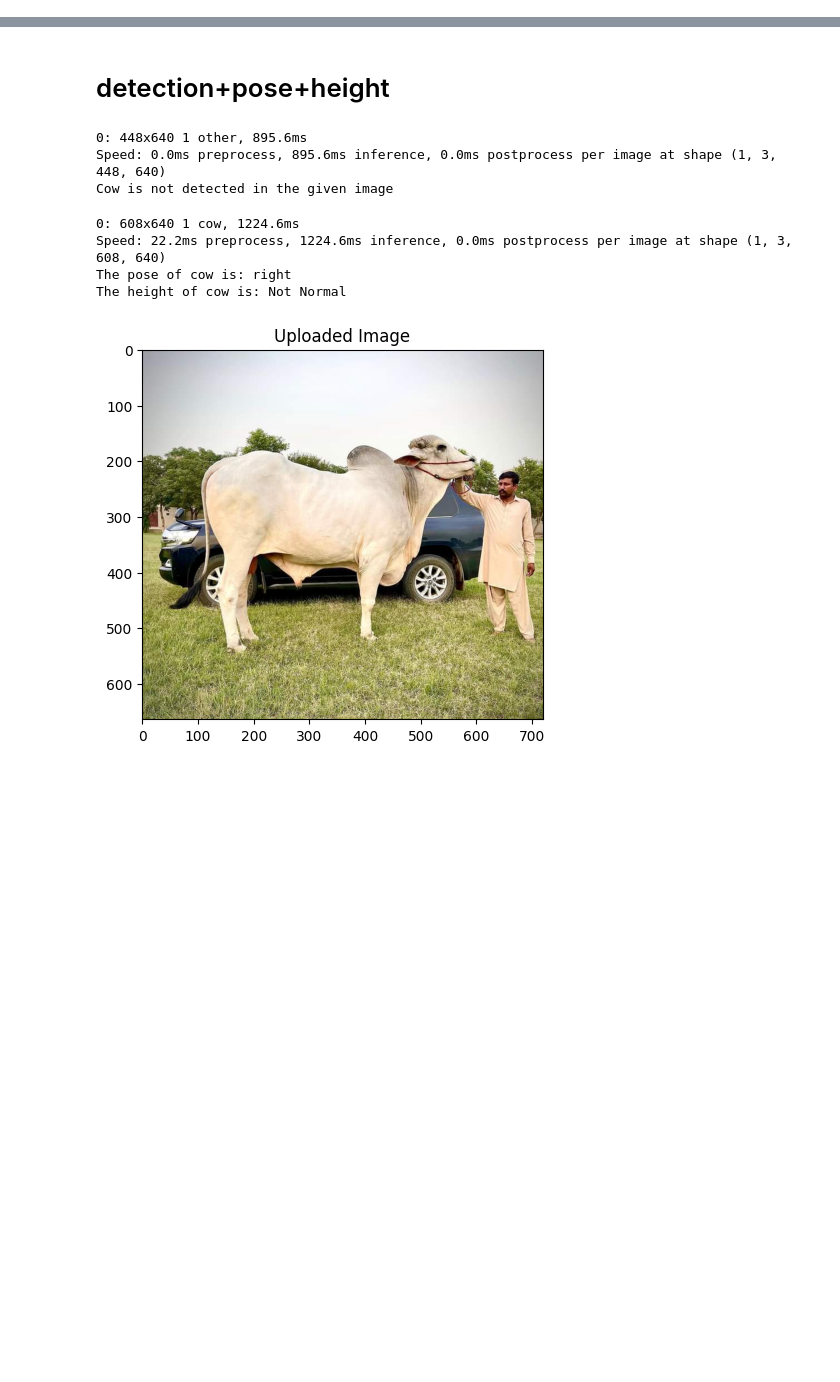
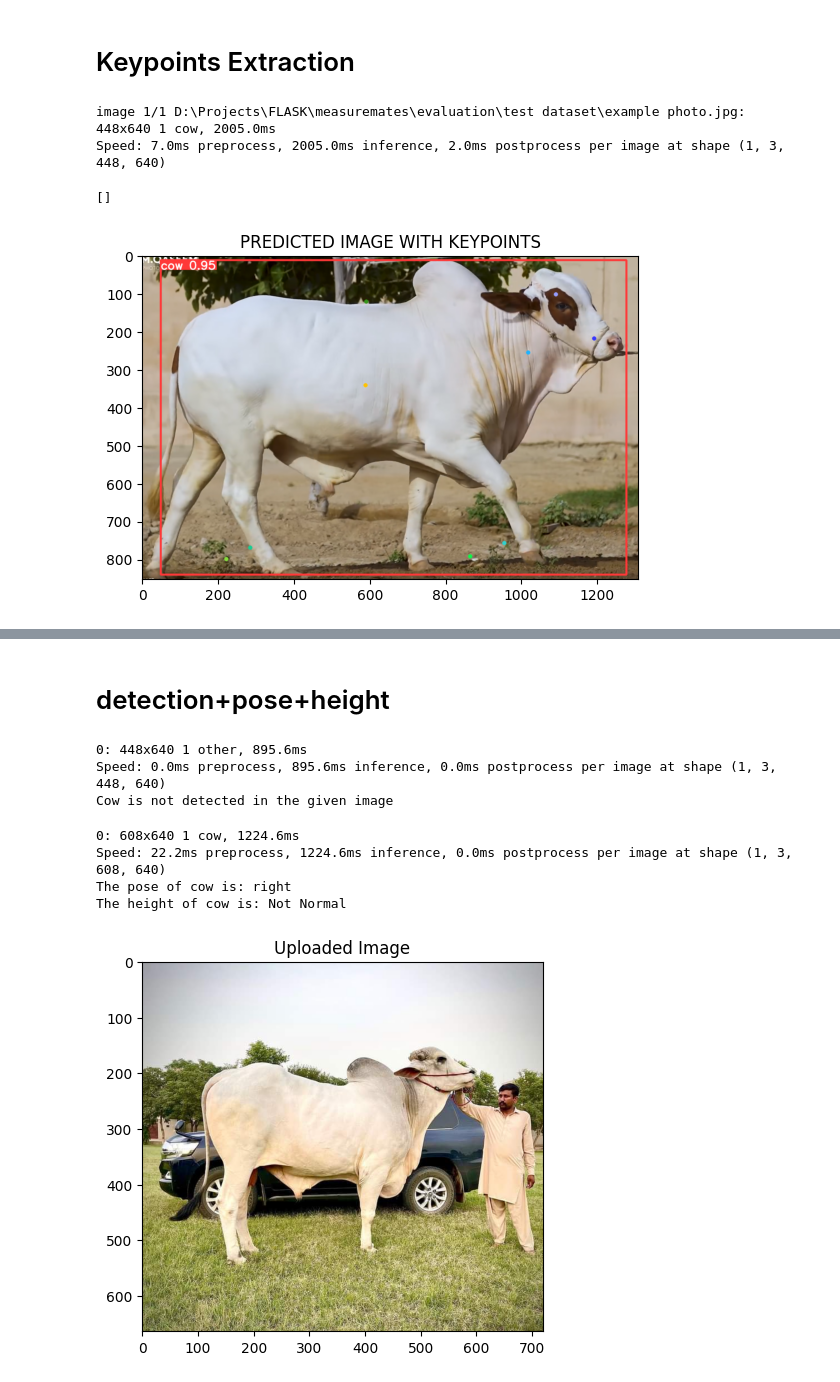
Before and after one commit to zaidworks515/measuremates, a Jupyter notebook: evaluation/detection+pose+height.ipynb, the cells around one changed output, grey strips where cells are left out. Drawn from its saved outputs; the diff is of its cells as text; code cells hidden in the pictures; blank space fills up the shorter version.

```diff
--- a/evaluation/detection+pose+height.ipynb
+++ b/evaluation/detection+pose+height.ipynb
@@ -0,0 +1,23 @@
+# %% [markdown]
+# Keypoints Extraction
+# %%
+import cv2
+from ultralytics import YOLO
+import matplotlib.pyplot as plt
+
+image_path='test dataset/example photo.jpg'
+
+model=YOLO('../static/model/best_pose_model.pt')
+results=model(source=image_path, conf=0.75, save=False)
+
+predicted_image=results[0].plot()
+rgb_predicted = cv2.cvtColor(predicted_image, cv2.COLOR_BGR2RGBA)
+
+plt.title('PREDICTED IMAGE WITH KEYPOINTS')
+plt.imshow(rgb_predicted)
+plt.plot()
+# %% [output]
+image 1/1 D:\Projects\FLASK\measuremates\evaluation\test dataset\example photo.jpg: 448x640 1 cow, 2005.0ms
+Speed: 7.0ms preprocess, 2005.0ms inference, 2.0ms postprocess per image at shape (1, 3, 448, 640)
+[]
+[figure, added]
```
Also changed, not shown: parts of 3 cells of this notebook, 2 other files.
